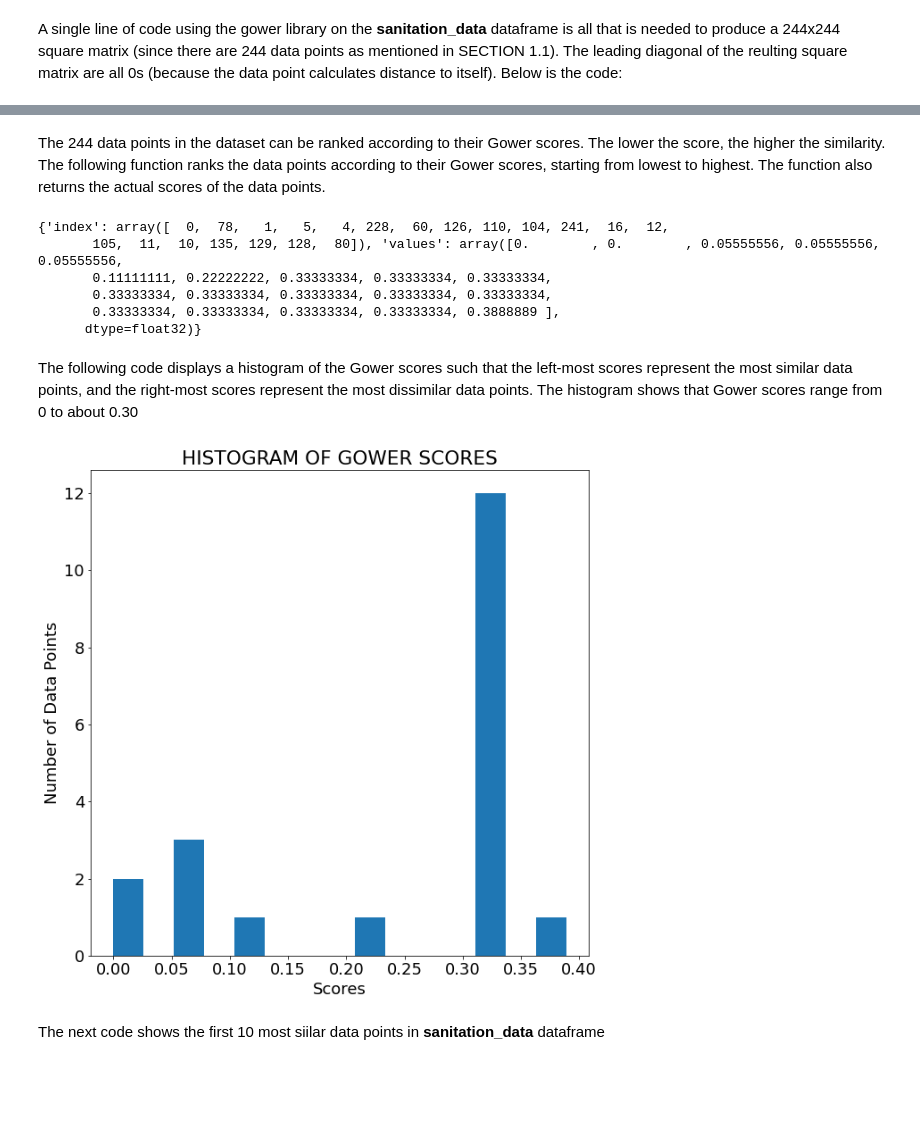
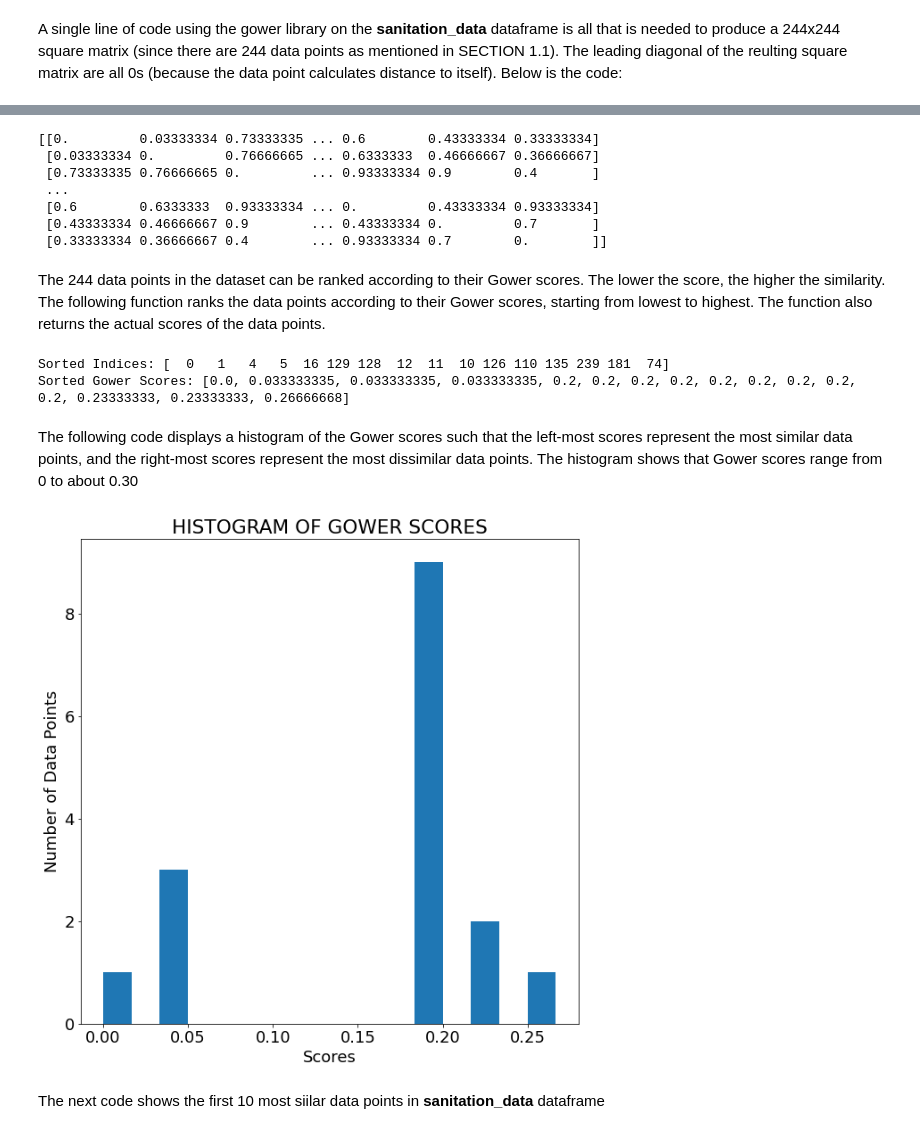
Before and after one commit to ruslanmasinjila/-CHOLERA-HYPER-SURVEILLANCE, a Jupyter notebook: cholera_hyper_surveillance.ipynb, the cells around one changed output, grey strips where cells are left out. Drawn from its saved outputs; the diff is of its cells as text; code cells hidden in the pictures; blank space fills up the shorter version.

Commit message:
updated Gower's matrix

```diff
--- a/cholera_hyper_surveillance.ipynb
+++ b/cholera_hyper_surveillance.ipynb
@@ -293,30 +258,61 @@ print(similarity_matrix)
+# %%
+####################################################################
+similarity_matrix=gower.gower_matrix(sanitation_data, cat_features = [True,False,True,True,True])
+print(similarity_matrix)
+####################################################################
+# %% [output]
+[[0.         0.03333334 0.73333335 ... 0.6        0.43333334 0.33333334]
+ [0.03333334 0.         0.76666665 ... 0.6333333  0.46666667 0.36666667]
+ [0.73333335 0.76666665 0.         ... 0.93333334 0.9        0.4       ]
+ ...
+ [0.6        0.6333333  0.93333334 ... 0.         0.43333334 0.93333334]
+ [0.43333334 0.46666667 0.9        ... 0.43333334 0.         0.7       ]
+ [0.33333334 0.36666667 0.4        ... 0.93333334 0.7        0.        ]]
 # %% [markdown]
 The 244 data points in the dataset can be ranked according to their Gower scores. The lower the score, the higher the similarity. The following function ranks the data points according to their Gower scores, starting from lowest to highest. The function also returns the actual scores of the data points.
-# %%
-####################################################################
-gower_scores=gower.gower_topn(sanitation_data[["Rate the sanitary state of the identified feature","Type of infrastructure component/features of interest","Are water treatment methods observed in the area?"]], n = 20)
-print(gower_scores)
-####################################################################
-# %% [output]
-{'index': array([  0,  78,   1,   5,   4, 228,  60, 126, 110, 104, 241,  16,  12,
-       105,  11,  10, 135, 129, 128,  80]), 'values': array([0.        , 0.        , 0.05555556, 0.05555556, 0.05555556,
-       0.11111111, 0.22222222, 0.33333334, 0.33333334, 0.33333334,
-       0.33333334, 0.33333334, 0.33333334, 0.33333334, 0.33333334,
-       0.33333334, 0.33333334, 0.33333334, 0.33333334, 0.3888889 ],
-      dtype=float32)}
+# %%
+####################################################################
+import numpy as np
+
+i = 0
+
+# Ignore scores above this threshold.
+# This threshold can be changed
+# The lower the threshold, the similar the data points
+gower_score_threshold = 0.3
+
+# Compute the Gower Score for Row i
+gower_scores_i = similarity_matrix[i,:]
+
+# Sort the Gower Scores and return their corresponding indices
+idx_i_sorted = np.argsort(gower_scores_i)
+
+# Get the Gower scores according to the sorted indices
+gower_scores_i_sorted = similarity_matrix[i,[idx_i_sorted]][0]
+gower_scores_i_sorted = [x for x in gower_scores_i_sorted if x <= gower_score_threshold]
+
+# Get the corresponding sorted indices given by the threshold
+idx_i_sorted = idx_i_sorted[0:len(gower_scores_i_sorted)]
+
+print("Sorted Indices:",idx_i_sorted)
+print("Sorted Gower Scores:",gower_scores_i_sorted)
+####################################################################
+# %% [output]
+Sorted Indices: [  0   1   4   5  16 129 128  12  11  10 126 110 135 239 181  74]
+Sorted Gower Scores: [0.0, 0.033333335, 0.033333335, 0.033333335, 0.2, 0.2, 0.2, 0.2, 0.2, 0.2, 0.2, 0.2, 0.2, 0.23333333, 0.23333333, 0.26666668]
 # %% [markdown]
 The following code displays a histogram of the Gower scores such that the left-most scores represent the most similar data points, and the right-most scores represent the most dissimilar data points. The histogram shows that Gower scores range from 0 to about 0.30
 # %%
 import matplotlib.pyplot as plt
 plt.rcParams['figure.figsize'] = [10, 10]
 plt.rcParams.update({'font.size': 18})
-plt.hist(gower_scores["values"], bins=15)
+plt.hist(gower_scores_i_sorted, bins=len(gower_scores_i_sorted))
 plt.title('HISTOGRAM OF GOWER SCORES')
 plt.xlabel('Scores')
 plt.ylabel('Number of Data Points')
 plt.show()
 # %% [output]
-[figure, old version]
+[figure, new version]
 # %% [markdown]
 The next code shows the first 10 most siilar data points in **sanitation_data** dataframe
 # %%
```
Also changed, not shown: parts of 11 cells of this notebook.
